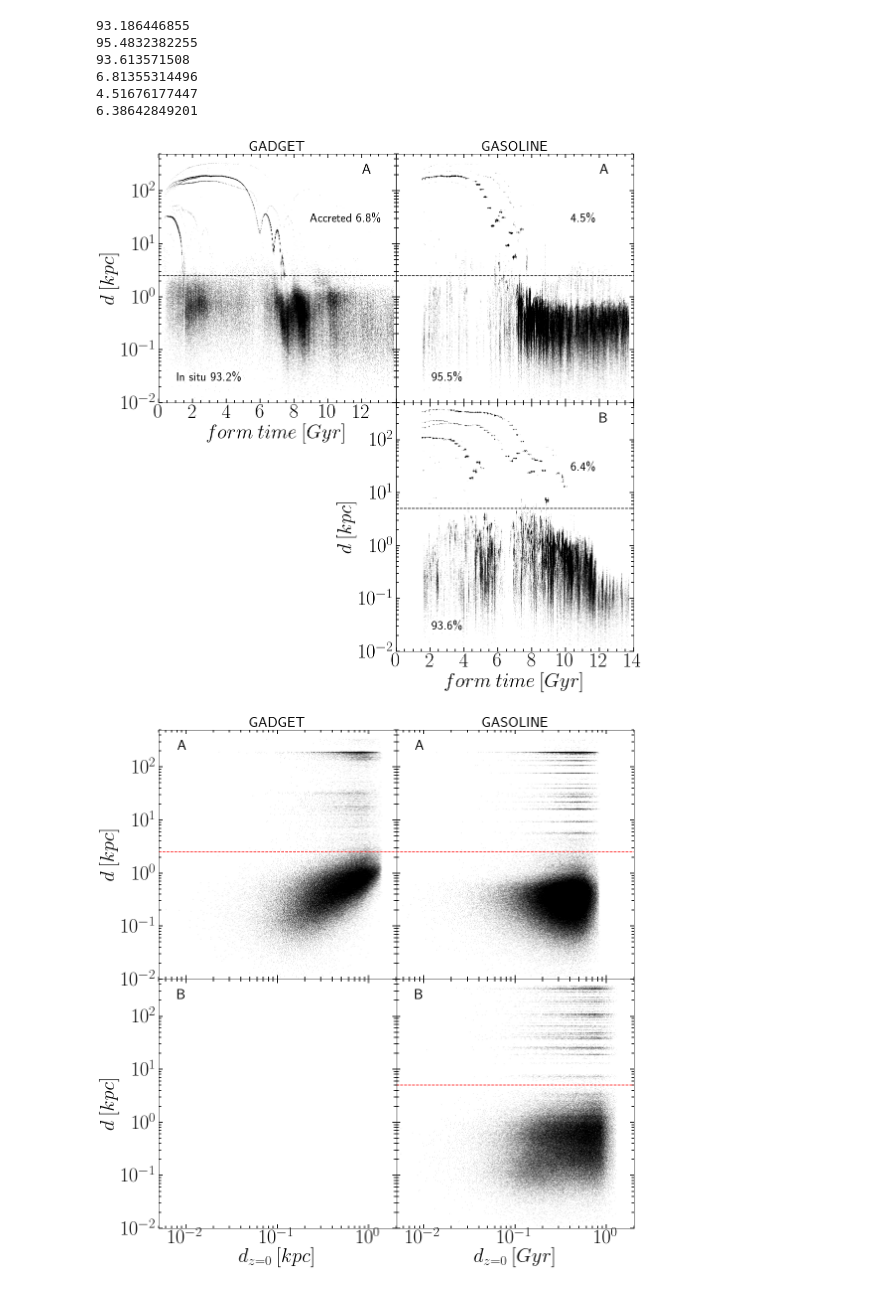
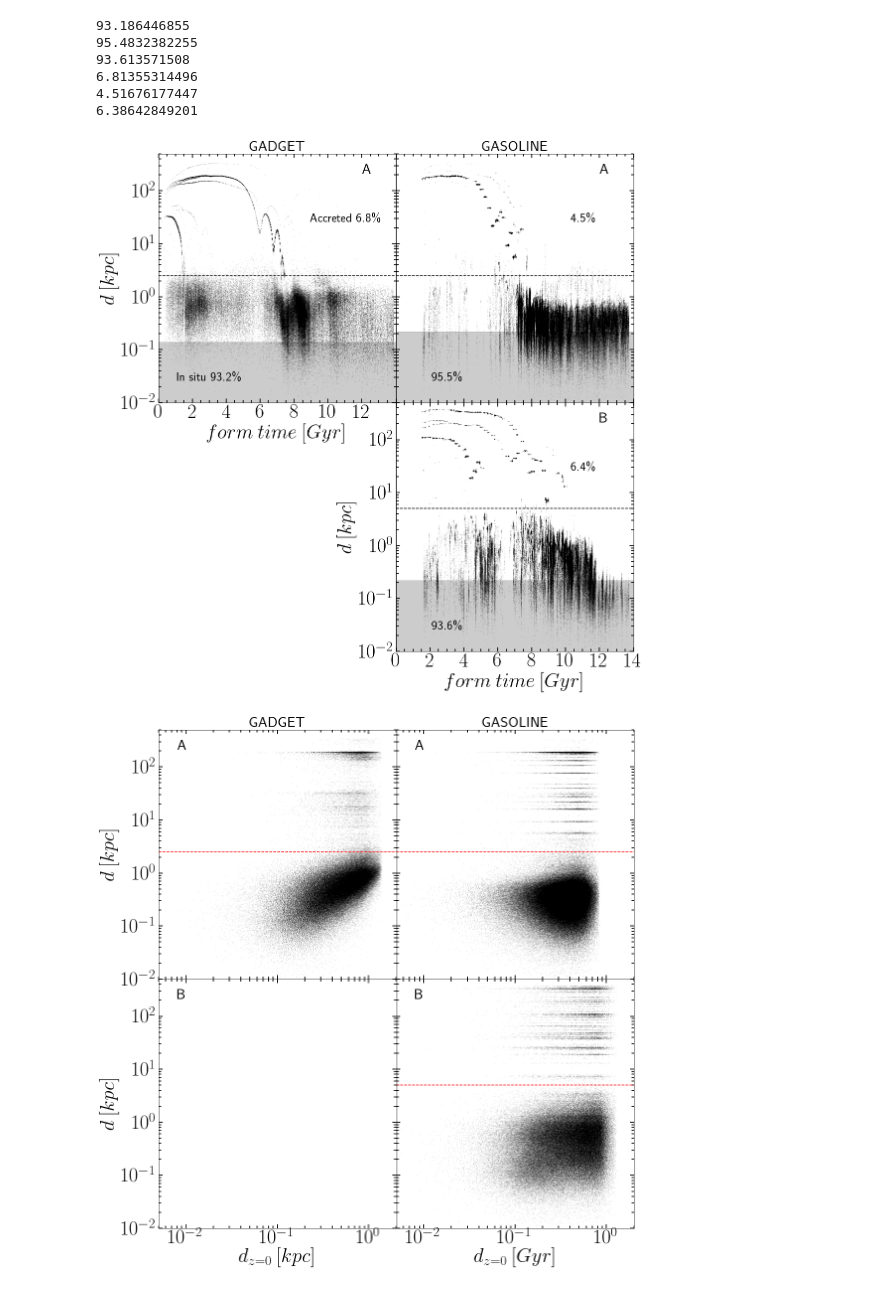
Before and after one commit to ornemarioni/Barras_GdGs, a Jupyter notebook: Barras_Gd/programs/tform_simulaciones.ipynb, the cells around one changed output. Drawn from its saved outputs; the diff is of its cells as text; code cells hidden in the pictures.

```diff
--- a/Barras_Gd/programs/tform_simulaciones.ipynb
+++ b/Barras_Gd/programs/tform_simulaciones.ipynb
@@ -83,6 +83,7 @@ ax[0,0].text(11, 30, 'Accreted '+str('%.1f'%M31gd_accreted)+r'\%', fontsize=25,
 ax[0,0].text(3, 0.03, 'In situ '+str('%.1f'%M31gd_insitu)+r'\%', fontsize=25, color='k', ha='center', va='center')
 ax[0,0].text(12, 250, 'A', fontsize=30, color='k', ha='left', va='center')
 ax[0,0].set_title('GADGET', loc='center', fontsize=30)
+ax[0,0].fill_between([-1,15],0,0.14, color='k', alpha=0.2)
 
 #------------------------------------------------------
 
@@ -104,6 +105,7 @@ ax[0,1].text(12, 250, 'A', fontsize=30, color='k', ha='left', va='center')
 ax[0,1].text(11, 30, str('%.1f'%M31gs_accreted)+r'\%', fontsize=25, color='k', ha='center', va='center')
 ax[0,1].text(3, 0.03, str('%.1f'%M31gs_insitu)+r'\%', fontsize=25, color='k', ha='center', va='center')
 ax[0,1].set_title('GASOLINE', loc='center', fontsize=30)
+ax[0,1].fill_between([-1,15],0,0.22, color='k', alpha=0.2)
 
 # # #---------------------------------------------------------
 
@@ -126,34 +128,35 @@ ax[0,1].set_title('GASOLINE', loc='center', fontsize=30)
 
 # ax[1,0].text(12, 250, 'B', fontsize=30, color='k',ha='left', va='center')
 ax[1,0].axis('off')
 
 # # #---------------------------------------------------------------------------------------
 # # ax4=fig.add_subplot(224)
 ax[1,1].plot(MWgs_tform ,MWgs_r_zx,'.', markersize=0.1, color='k')
 
 ax[1,1].set_xticks([0,2,4,6,8,10,12,14])
 ax[1,1].set_xlabel(r'$form\:time\:[Gyr]$', fontsize=40)
 ax[1,1].set_ylabel(r'$d\:[kpc]$', fontsize=40)
 ax[1,1].set_yticks([0.01,0.1,1,10,100])
 ax[1,1].set_yscale('log')
 # ax[1,1].set_yticklabels([])
 ax[1,1].set_ylim(0.01,500)
 ax[1,1].set_xlim(0,14)
 ax[1,1].minorticks_on()
 ax[1,1].tick_params( labelsize=40)
 ax[1,1].tick_params('both', length=5, width=1.8,which='minor', direction='in', right='on',top='on')
 ax[1,1].tick_params('both', length=8, width=1.8,which='major', direction='in', right='on',top='on')
 ax[1,1].axhline(y=5, color='k', linestyle='--')
 ax[1,1].text(11, 30, str('%.1f'%MWgs_accreted)+r'\%', fontsize=25, color='k', ha='center', va='center')
 ax[1,1].text(3, 0.03, str('%.1f'%MWgs_insitu)+r'\%', fontsize=25, color='k', ha='center', va='center')
 ax[1,1].text(12, 250, 'B', fontsize=30, color='k', ha='left', va='center')
+ax[1,1].fill_between([-1,15],0,0.22, color='k', alpha=0.2)
 
 # fig.savefig('/home/ornela/overleaf/13216980csjxswjndpmj/tform_bar.png', dpi = 100, xxbox_inches='tight')
 fig.savefig('/home/omarioni/Barras_GdGs/Barras_Gd/_imagenes/tform_bar.png', dpi = 100, xxbox_inches='tight')
 
 plt.show()
 # %% [output]
-[figure, old version]
+[figure, new version]
 # %%
 from __future__ import unicode_literals
 
```
Also changed, not shown: 4 other files.
